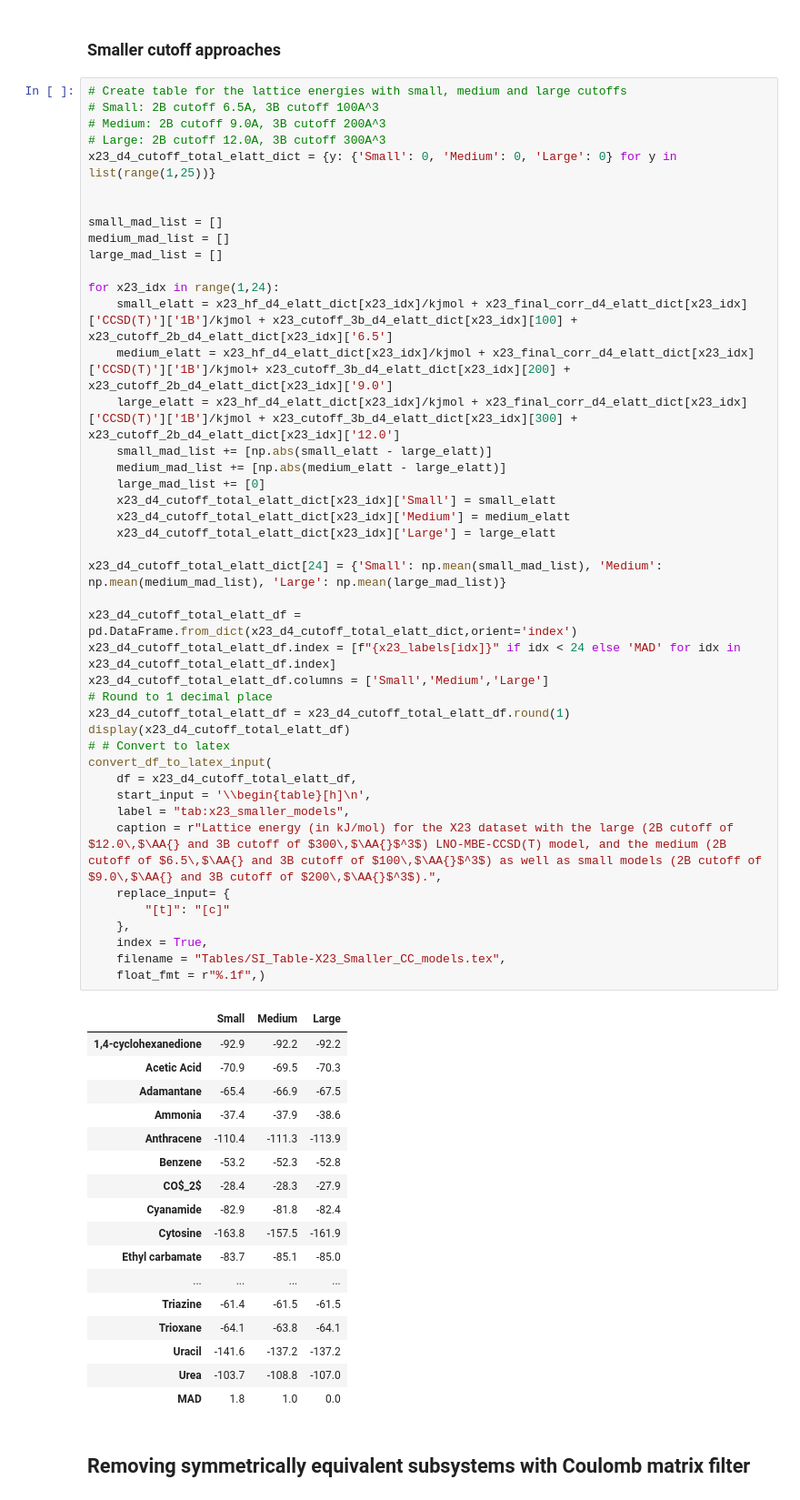
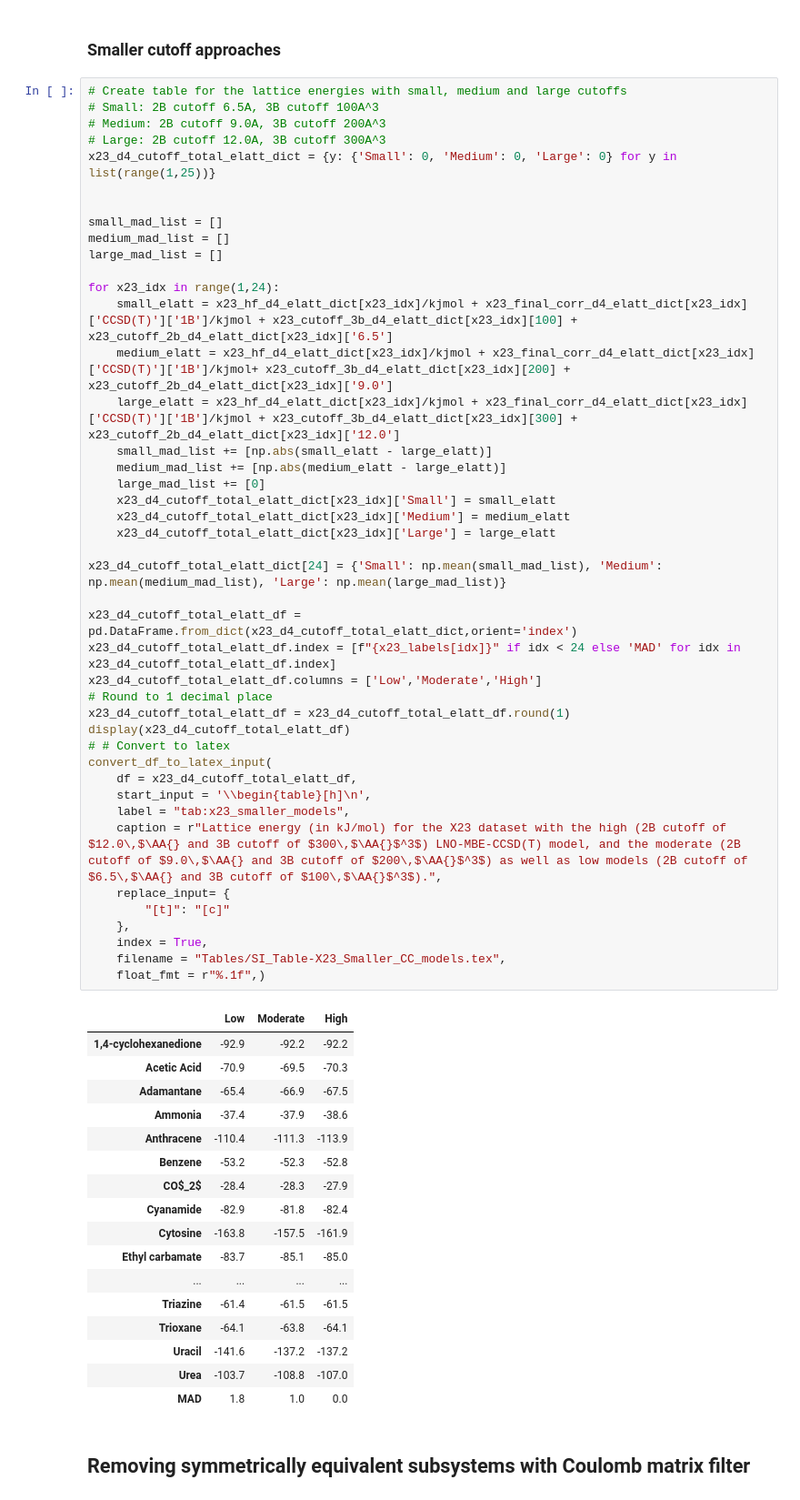
Before and after one commit to benshi97/Data_LNOMBECC, a Jupyter notebook: analyse.ipynb, the cells around one changed output. Shown at 91% size. Cells and saved outputs as stored; diff of their text form.

```diff
--- a/analyse.ipynb
+++ b/analyse.ipynb
@@ -1537,36 +2421,36 @@ large_mad_list = []
 for x23_idx in range(1,24):
     small_elatt = x23_hf_d4_elatt_dict[x23_idx]/kjmol + x23_final_corr_d4_elatt_dict[x23_idx]['CCSD(T)']['1B']/kjmol + x23_cutoff_3b_d4_elatt_dict[x23_idx][100] + x23_cutoff_2b_d4_elatt_dict[x23_idx]['6.5']
     medium_elatt = x23_hf_d4_elatt_dict[x23_idx]/kjmol + x23_final_corr_d4_elatt_dict[x23_idx]['CCSD(T)']['1B']/kjmol+ x23_cutoff_3b_d4_elatt_dict[x23_idx][200] + x23_cutoff_2b_d4_elatt_dict[x23_idx]['9.0']
     large_elatt = x23_hf_d4_elatt_dict[x23_idx]/kjmol + x23_final_corr_d4_elatt_dict[x23_idx]['CCSD(T)']['1B']/kjmol + x23_cutoff_3b_d4_elatt_dict[x23_idx][300] + x23_cutoff_2b_d4_elatt_dict[x23_idx]['12.0']
     small_mad_list += [np.abs(small_elatt - large_elatt)]
     medium_mad_list += [np.abs(medium_elatt - large_elatt)]
     large_mad_list += [0]
     x23_d4_cutoff_total_elatt_dict[x23_idx]['Small'] = small_elatt
     x23_d4_cutoff_total_elatt_dict[x23_idx]['Medium'] = medium_elatt
     x23_d4_cutoff_total_elatt_dict[x23_idx]['Large'] = large_elatt
 
 x23_d4_cutoff_total_elatt_dict[24] = {'Small': np.mean(small_mad_list), 'Medium': np.mean(medium_mad_list), 'Large': np.mean(large_mad_list)}
 
 x23_d4_cutoff_total_elatt_df = pd.DataFrame.from_dict(x23_d4_cutoff_total_elatt_dict,orient='index')
 x23_d4_cutoff_total_elatt_df.index = [f"{x23_labels[idx]}" if idx < 24 else 'MAD' for idx in x23_d4_cutoff_total_elatt_df.index]
-x23_d4_cutoff_total_elatt_df.columns = ['Small','Medium','Large']
+x23_d4_cutoff_total_elatt_df.columns = ['Low','Moderate','High']
 # Round to 1 decimal place
 x23_d4_cutoff_total_elatt_df = x23_d4_cutoff_total_elatt_df.round(1)
 display(x23_d4_cutoff_total_elatt_df)
 # # Convert to latex
 convert_df_to_latex_input(
     df = x23_d4_cutoff_total_elatt_df,
     start_input = '\\begin{table}[h]\n',
     label = "tab:x23_smaller_models",
-    caption = r"Lattice energy (in kJ/mol) for the X23 dataset with the large (2B cutoff of $12.0\,$\AA{} and 3B cutoff of $300\,$\AA{}$^3$) LNO-MBE-CCSD(T) model, and the medium (2B cutoff of $6.5\,$\AA{} and 3B cutoff of $100\,$\AA{}$^3$) as well as small models (2B cutoff of $9.0\,$\AA{} and 3B cutoff of $200\,$\AA{}$^3$).",
+    caption = r"Lattice energy (in kJ/mol) for the X23 dataset with the high (2B cutoff of $12.0\,$\AA{} and 3B cutoff of $300\,$\AA{}$^3$) LNO-MBE-CCSD(T) model, and the moderate (2B cutoff of $9.0\,$\AA{} and 3B cutoff of $200\,$\AA{}$^3$) as well as low models (2B cutoff of $6.5\,$\AA{} and 3B cutoff of $100\,$\AA{}$^3$).",
     replace_input= {
         "[t]": "[c]"
     },
     index = True,
     filename = "Tables/SI_Table-X23_Smaller_CC_models.tex",
     float_fmt = r"%.1f",)
 # %% [output]
-|  | Small | Medium | Large |
+|  | Low | Moderate | High |
 | 1,4-cyclohexanedione | -92.9 | -92.2 | -92.2 |
 | Acetic Acid | -70.9 | -69.5 | -70.3 |
 | Adamantane | -65.4 | -66.9 | -67.5 |
```
Also changed, not shown: parts of 10 cells of this notebook, 59 other files.
